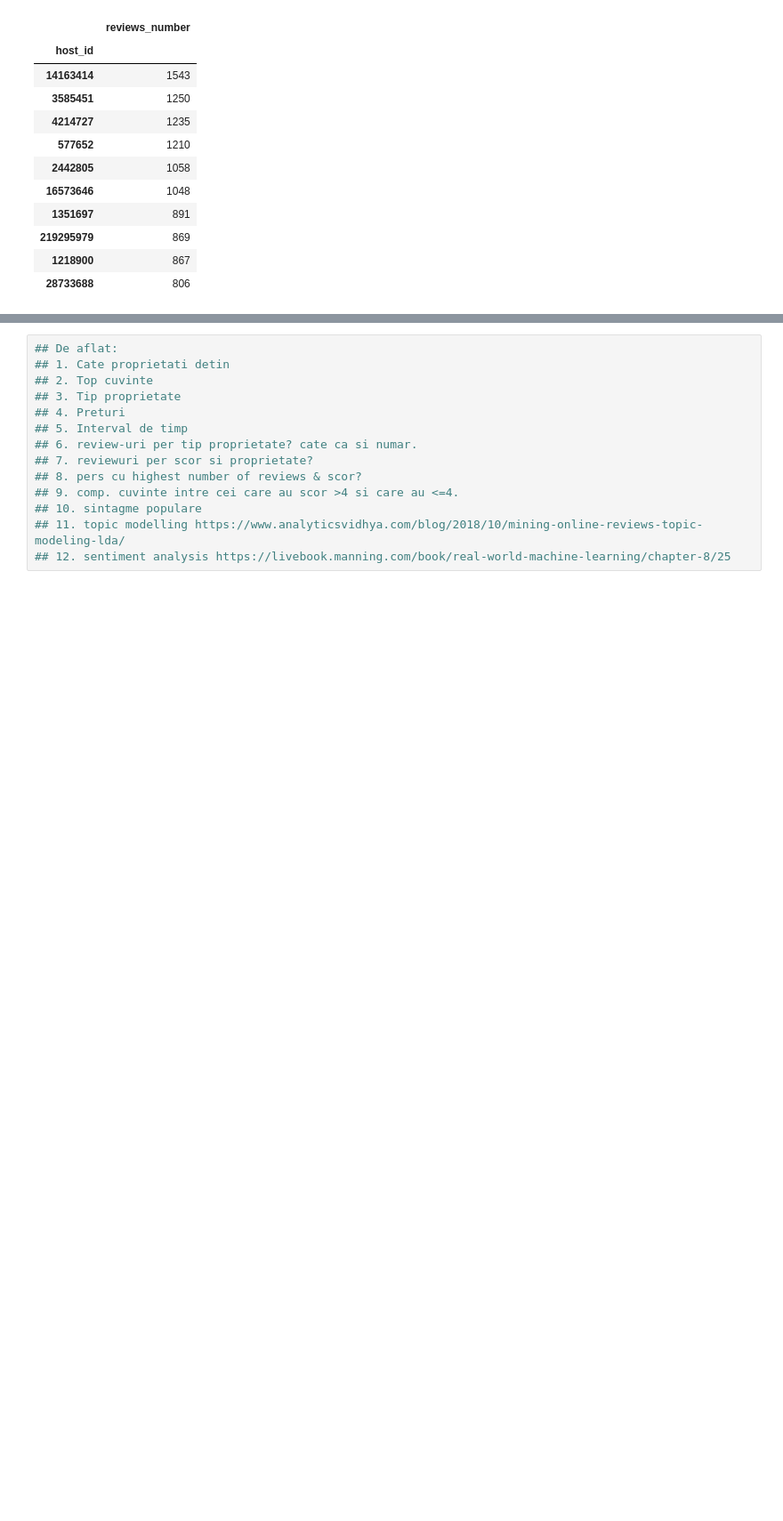
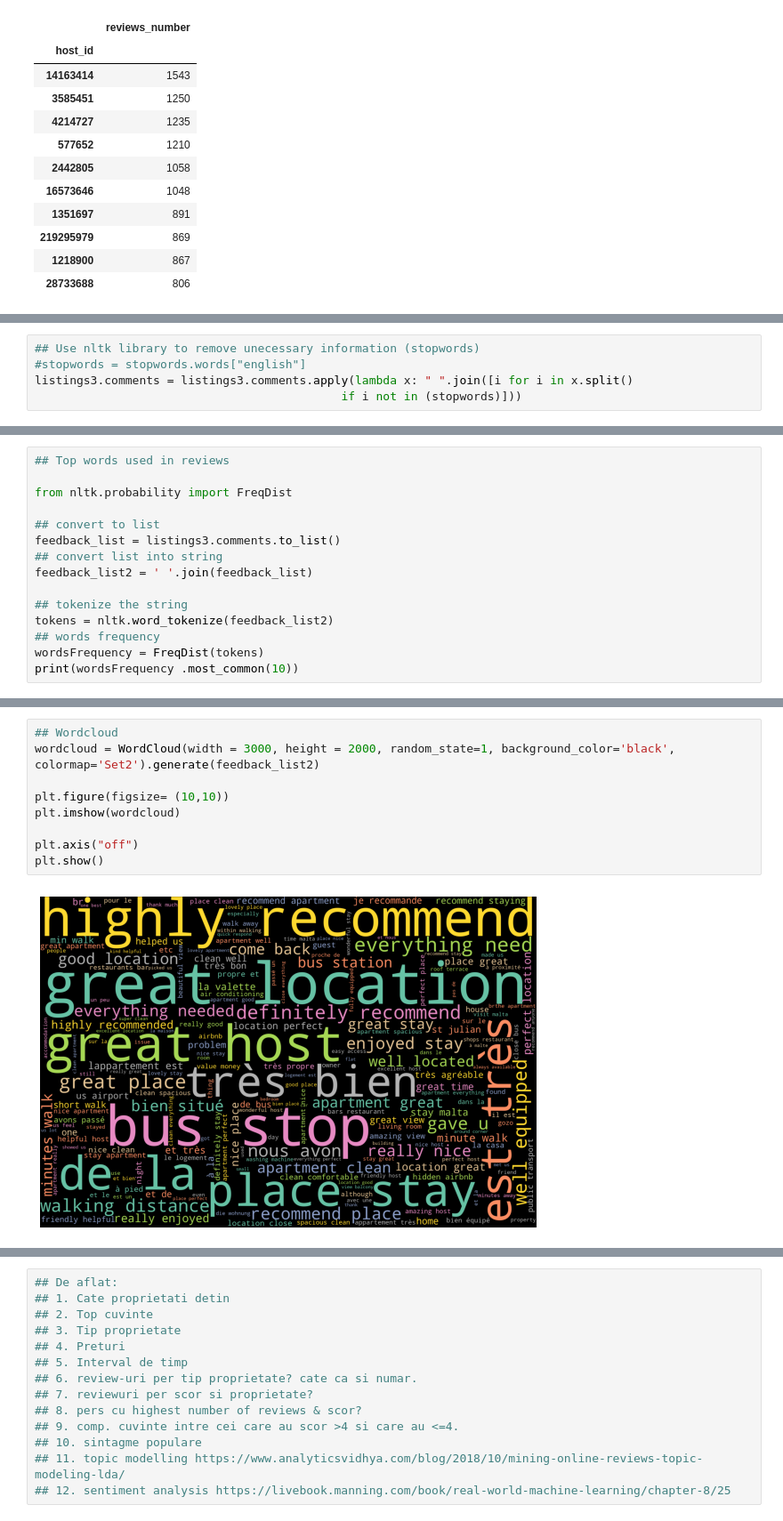
Before and after one commit to dianaionascu15/airbnb-nlp, a Jupyter notebook: airbnb_nlp.ipynb, the cells around one changed output, grey strips where cells are left out. Shown at 89% size. Cells and saved outputs as stored; diff of their text form; blank space fills up the shorter version.

Commit message:
reviews analysis

```diff
--- a/airbnb_nlp.ipynb
+++ b/airbnb_nlp.ipynb
@@ -675,0 +393,5 @@ top_10_hosts
+# %%
+## Use nltk library to remove unecessary information (stopwords)
+#stopwords = stopwords.words["english"]
+listings3.comments = listings3.comments.apply(lambda x: " ".join([i for i in x.split()
+                                            if i not in (stopwords)]))
@@ -675,0 +413,15 @@ top_10_hosts
+# %%
+## Top words used in reviews
+
+from nltk.probability import FreqDist
+
+## convert to list
+feedback_list = listings3.comments.to_list()
+## convert list into string
+feedback_list2 = ' '.join(feedback_list)
+
+## tokenize the string
+tokens = nltk.word_tokenize(feedback_list2)
+## words frequency
+wordsFrequency = FreqDist(tokens)
+print(wordsFrequency .most_common(10))
@@ -675,0 +456,11 @@ top_10_hosts
+# %%
+## Wordcloud
+wordcloud = WordCloud(width = 3000, height = 2000, random_state=1, background_color='black', colormap='Set2').generate(feedback_list2)
+
+plt.figure(figsize= (10,10))
+plt.imshow(wordcloud)
+
+plt.axis("off")
+plt.show()
+# %% [output]
+[figure, added]
```
Also changed, not shown: parts of 47 cells of this notebook.
